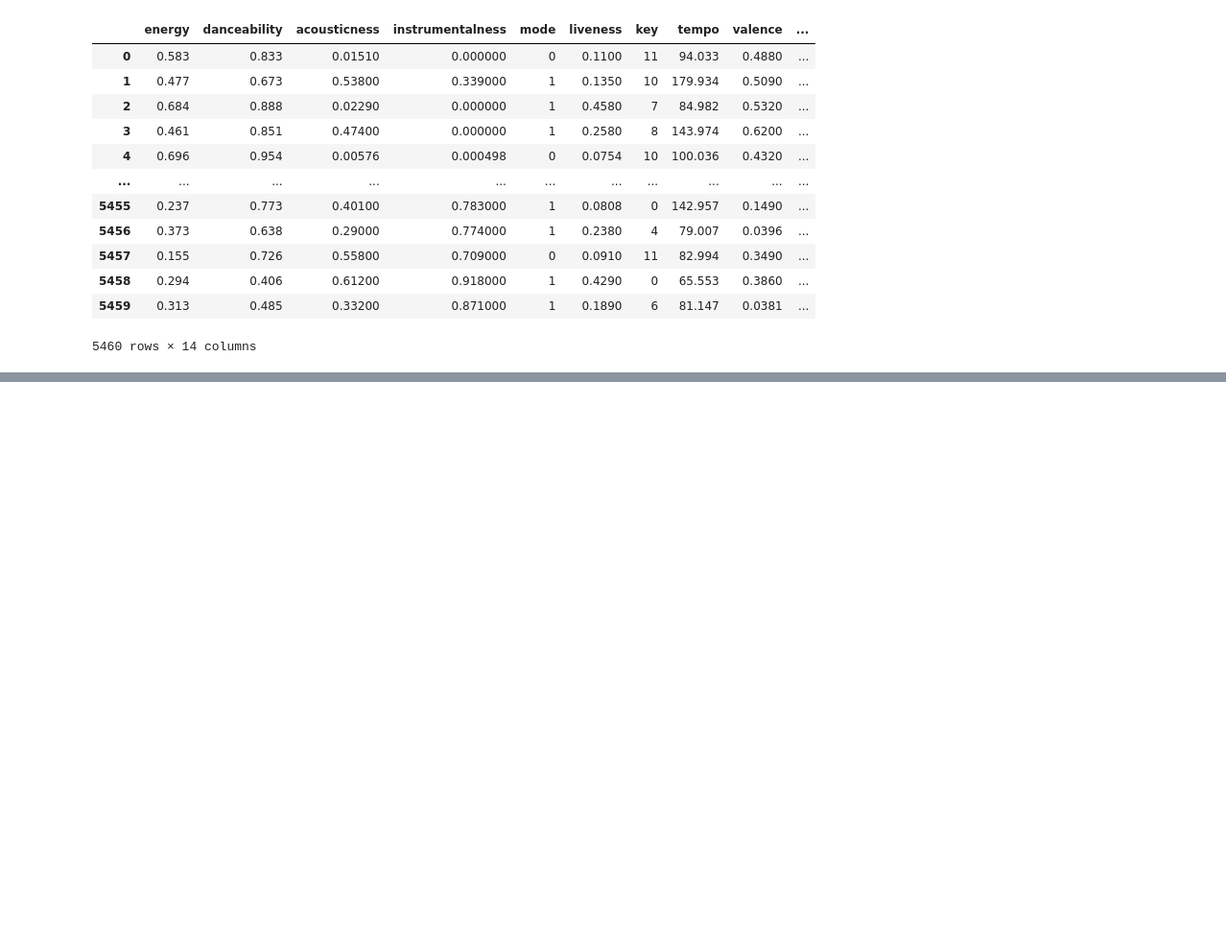
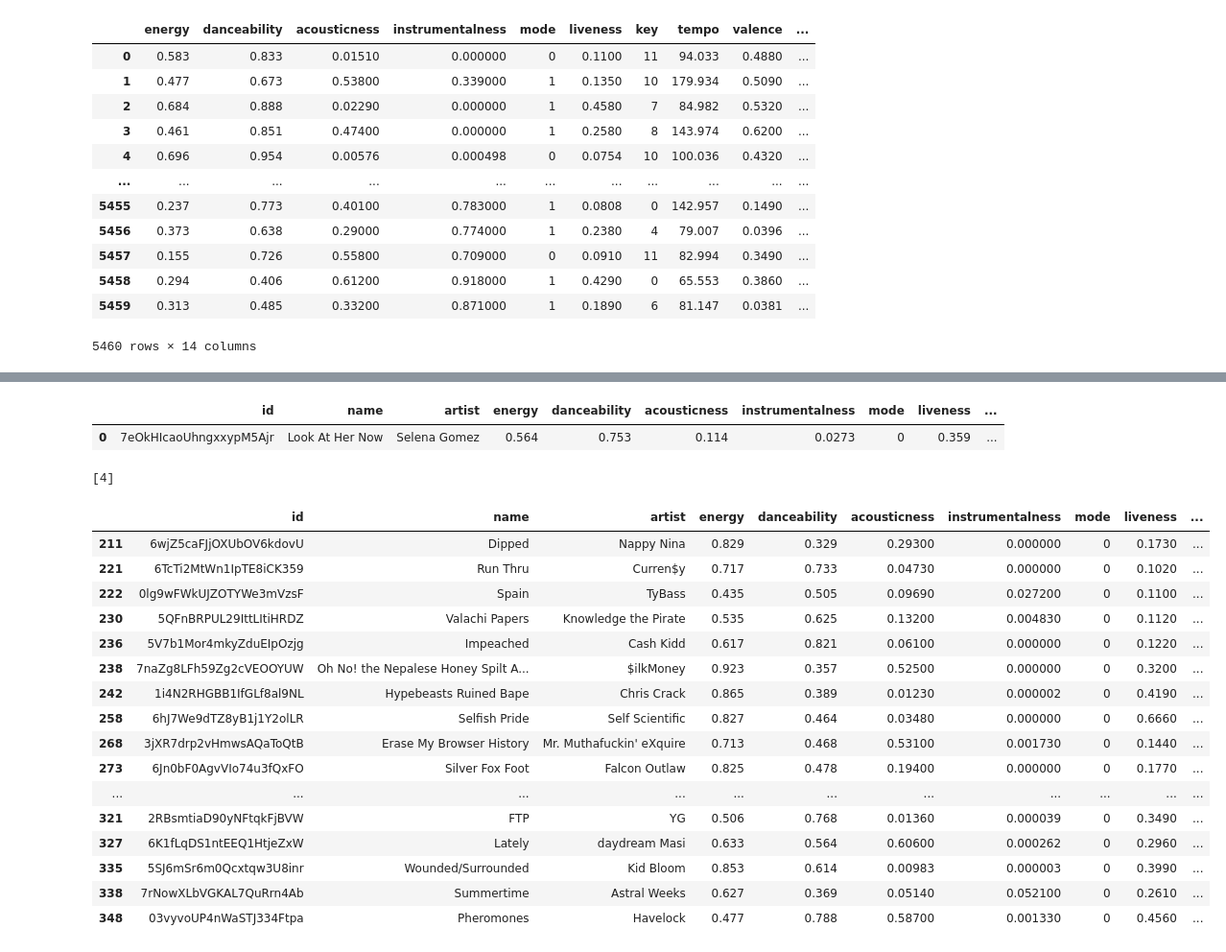
Before and after one commit to gonemad97/Spotify-Song-Recommender, a Jupyter notebook: CS6220 Spotify Project.ipynb, the cells around one changed output, grey strips where cells are left out. Shown at 96% size. Saved outputs shown, nothing was run; the diff lists cells and outputs as text; code cells hidden in the pictures; blank space fills up the shorter version.

```diff
--- a/CS6220 Spotify Project.ipynb
+++ b/CS6220 Spotify Project.ipynb
@@ -90,0 +122,24 @@ y_km = kmeans.fit_predict(data1)
+# %%
+from sklearn.preprocessing import StandardScaler
+
+features = data_reordered.loc[:, 'energy':'speechiness']
+cols_to_standardize = features.columns.tolist()
+data_to_standardize = data_reordered[cols_to_standardize]
+data_to_standardize
+# #data_to_standardize = data_reordered.loc[:, 'energy':'speechiness']
+scaler = StandardScaler().fit(data_to_standardize)
+
+# Standardize the columns.
+standardized_data = data_reordered.copy()
+standardized_columns = scaler.transform(data_to_standardize)
+standardized_data[cols_to_standardize] = standardized_columns
+standardized_data = standardized_data[cols_to_standardize]
+
+# Fit the model.
+from sklearn.cluster import KMeans
+model = KMeans(n_clusters=5).fit(standardized_data[cols_to_standardize])
+
+# # Get results.
+data_reordered['cluster'] = model.predict(standardized_data)
+data_reordered['cluster']
+data_reordered
@@ -113,0 +310,53 @@ p
+# %%
+with open('new_searched_track.pkl', 'rb') as f:
+    searched = pickle.load(f)
+
+# cols = searched.columns.tolist()
+# cols = cols[-3:] + cols[:11]
+# cols
+# searched1 = searched[cols]
+# searched1
+searched_track = searched[['id',
+ 'name',
+ 'artist',
+ 'energy',
+ 'danceability',
+ 'acousticness',
+ 'instrumentalness',
+ 'mode',
+ 'liveness',
+ 'key',
+ 'tempo',
+ 'valence',
+ 'loudness',
+ 'speechiness']]
+searched_track
+# %% [output]
+|  | id | name | artist | energy | danceability | acousticness | instrumentalness | mode | liveness | ... |
+| 0 | 7eOkHIcaoUhngxxypM5Ajr | Look At Her Now | Selena Gomez | 0.564 | 0.753 | 0.114 | 0.0273 | 0 | 0.359 | ... |
+# %%
+#to see what cluster song belongs to
+print(model.predict(searched_track[cols_to_standardize]))
+# %% [output]
+[4]
+# %%
+#to display all songs of a particular cluster - to display songs related to searched song
+data_reordered[data_reordered.cluster == 1][50:70]
+# %% [output]
+|  | id | name | artist | energy | danceability | acousticness | instrumentalness | mode | liveness | ... |
+| 211 | 6wjZ5caFJjOXUbOV6kdovU | Dipped | Nappy Nina | 0.829 | 0.329 | 0.29300 | 0.000000 | 0 | 0.1730 | ... |
+| 221 | 6TcTi2MtWn1IpTE8iCK359 | Run Thru | Curren$y | 0.717 | 0.733 | 0.04730 | 0.000000 | 0 | 0.1020 | ... |
+| 222 | 0lg9wFWkUJZOTYWe3mVzsF | Spain | TyBass | 0.435 | 0.505 | 0.09690 | 0.027200 | 0 | 0.1100 | ... |
+| 230 | 5QFnBRPUL29IttLItiHRDZ | Valachi Papers | Knowledge the Pirate | 0.535 | 0.625 | 0.13200 | 0.004830 | 0 | 0.1120 | ... |
+| 236 | 5V7b1Mor4mkyZduEIpOzjg | Impeached | Cash Kidd | 0.617 | 0.821 | 0.06100 | 0.000000 | 0 | 0.1220 | ... |
+| 238 | 7naZg8LFh59Zg2cVEOOYUW | Oh No! the Nepalese Honey Spilt A... | $ilkMoney | 0.923 | 0.357 | 0.52500 | 0.000000 | 0 | 0.3200 | ... |
+| 242 | 1i4N2RHGBB1IfGLf8al9NL | Hypebeasts Ruined Bape | Chris Crack | 0.865 | 0.389 | 0.01230 | 0.000002 | 0 | 0.4190 | ... |
+| 258 | 6hJ7We9dTZ8yB1j1Y2olLR | Selfish Pride | Self Scientific | 0.827 | 0.464 | 0.03480 | 0.000000 | 0 | 0.6660 | ... |
+| 268 | 3jXR7drp2vHmwsAQaToQtB | Erase My Browser History | Mr. Muthafuckin' eXquire | 0.713 | 0.468 | 0.53100 | 0.001730 | 0 | 0.1440 | ... |
+| 273 | 6Jn0bF0AgvVIo74u3fQxFO | Silver Fox Foot | Falcon Outlaw | 0.825 | 0.478 | 0.19400 | 0.000000 | 0 | 0.1770 | ... |
+| ... | ... | ... | ... | ... | ... | ... | ... | ... | ... | ... |
+| 321 | 2RBsmtiaD90yNFtqkFjBVW | FTP | YG | 0.506 | 0.768 | 0.01360 | 0.000039 | 0 | 0.3490 | ... |
+| 327 | 6K1fLqDS1ntEEQ1HtjeZxW | Lately | daydream Masi | 0.633 | 0.564 | 0.60600 | 0.000262 | 0 | 0.2960 | ... |
+| 335 | 5SJ6mSr6m0Qcxtqw3U8inr | Wounded/Surrounded | Kid Bloom | 0.853 | 0.614 | 0.00983 | 0.000003 | 0 | 0.3990 | ... |
+| 338 | 7rNowXLbVGKAL7QuRrn4Ab | Summertime | Astral Weeks | 0.627 | 0.369 | 0.05140 | 0.052100 | 0 | 0.2610 | ... |
+| 348 | 03vyvoUP4nWaSTJ334Ftpa | Pheromones | Havelock | 0.477 | 0.788 | 0.58700 | 0.001330 | 0 | 0.4560 | ... |
```
Also changed, not shown: parts of 18 cells of this notebook, 6 other files.
